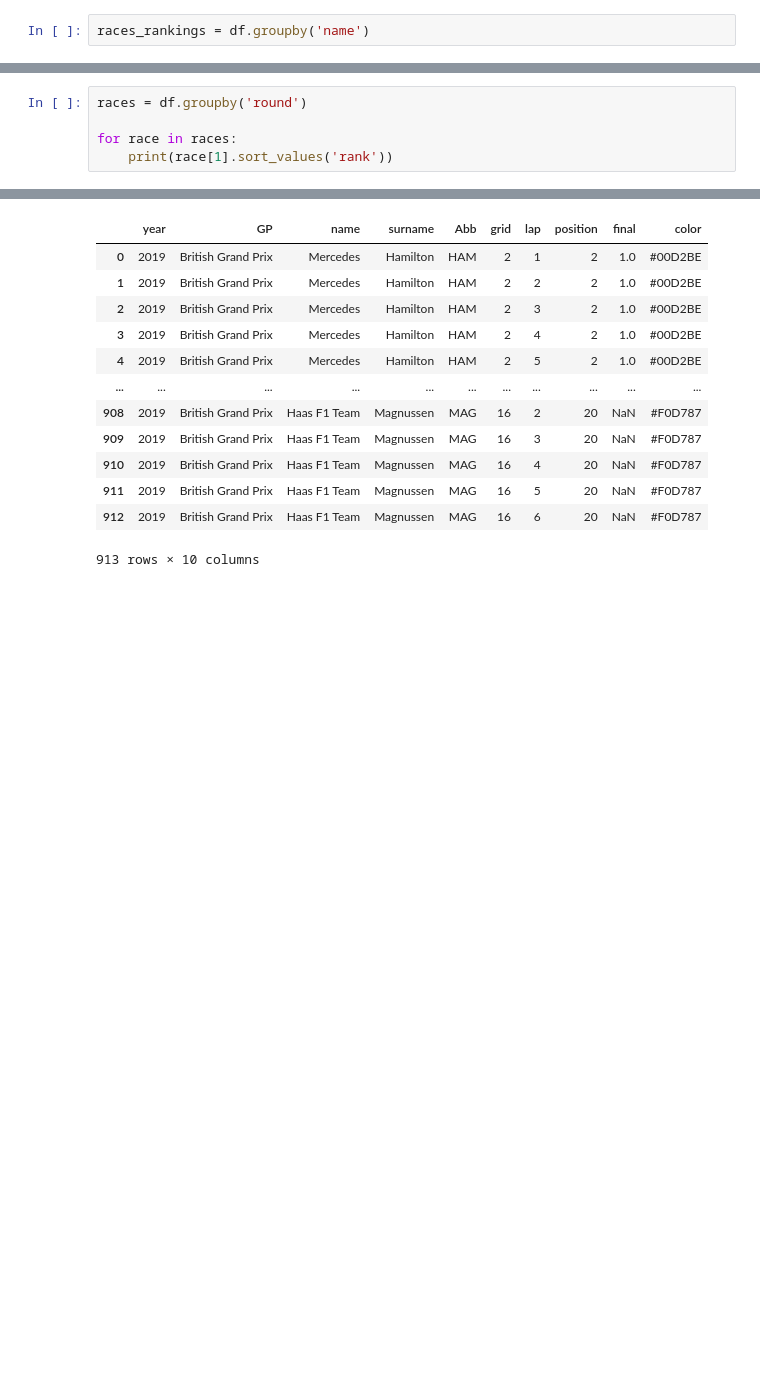
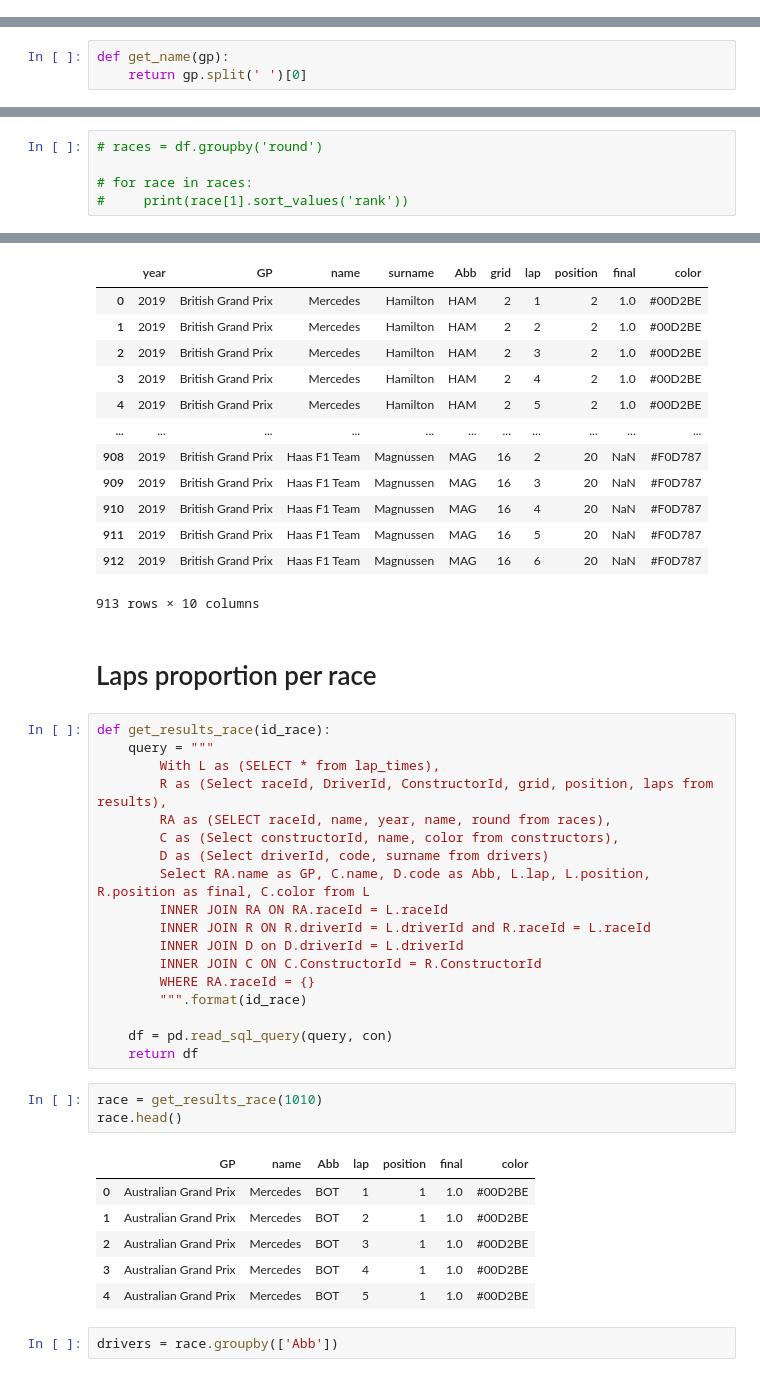
Before and after one commit to adrienbuche-27/formula1_history, a Jupyter notebook: Insights.ipynb, the cells around one changed output, grey strips where cells are left out. Cells and saved outputs as stored; diff of their text form; blank space fills up the shorter version.

Commit message:
Positions per Race

```diff
--- a/Insights.ipynb
+++ b/Insights.ipynb
@@ -69,2 +63,0 @@ df
-# %%
-races_rankings = df.groupby('name')
@@ -91,0 +64,3 @@ for race in races_rankings:
+# %%
+def get_name(gp):
+    return gp.split(' ')[0]
@@ -118,7 +146,7 @@ df
 | 419 | 2019 | Abu Dhabi Grand Prix | 21 | Stroll | 12 | NaN | 0.0 | 25.0 | 1:43.326 | 17 |
 420 rows × 10 columns
 # %%
-races = df.groupby('round')
+# races = df.groupby('round')
 
-for race in races:
-    print(race[1].sort_values('rank'))
+# for race in races:
+#     print(race[1].sort_values('rank'))
@@ -279,3 +269,35 @@ df
 | 911 | 2019 | British Grand Prix | Haas F1 Team | Magnussen | MAG | 16 | 5 | 20 | NaN | #F0D787 |
 | 912 | 2019 | British Grand Prix | Haas F1 Team | Magnussen | MAG | 16 | 6 | 20 | NaN | #F0D787 |
 913 rows × 10 columns
+# %% [markdown]
+# Laps proportion per race
+# %%
+def get_results_race(id_race):
+    query = """
+        With L as (SELECT * from lap_times),
+        R as (Select raceId, DriverId, ConstructorId, grid, position, laps from results),
+        RA as (SELECT raceId, name, year, name, round from races),
+        C as (Select constructorId, name, color from constructors),
+        D as (Select driverId, code, surname from drivers)
+        Select RA.name as GP, C.name, D.code as Abb, L.lap, L.position, R.position as final, C.color from L
+        INNER JOIN RA ON RA.raceId = L.raceId
+        INNER JOIN R ON R.driverId = L.driverId and R.raceId = L.raceId
+        INNER JOIN D on D.driverId = L.driverId
+        INNER JOIN C ON C.ConstructorId = R.ConstructorId
+        WHERE RA.raceId = {}
+        """.format(id_race)
+
+    df = pd.read_sql_query(query, con)
+    return df
+# %%
+race = get_results_race(1010)
+race.head()
+# %% [output]
+|  | GP | name | Abb | lap | position | final | color |
+| 0 | Australian Grand Prix | Mercedes | BOT | 1 | 1 | 1.0 | #00D2BE |
+| 1 | Australian Grand Prix | Mercedes | BOT | 2 | 1 | 1.0 | #00D2BE |
+| 2 | Australian Grand Prix | Mercedes | BOT | 3 | 1 | 1.0 | #00D2BE |
+| 3 | Australian Grand Prix | Mercedes | BOT | 4 | 1 | 1.0 | #00D2BE |
+| 4 | Australian Grand Prix | Mercedes | BOT | 5 | 1 | 1.0 | #00D2BE |
+# %%
+drivers = race.groupby(['Abb'])
```
Also changed, not shown: parts of 14 cells of this notebook.
